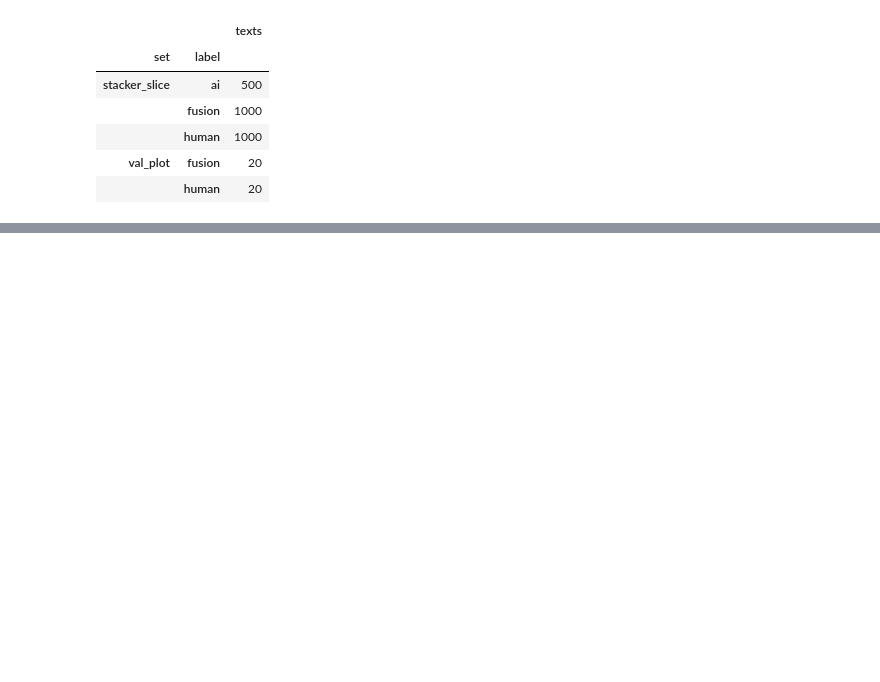
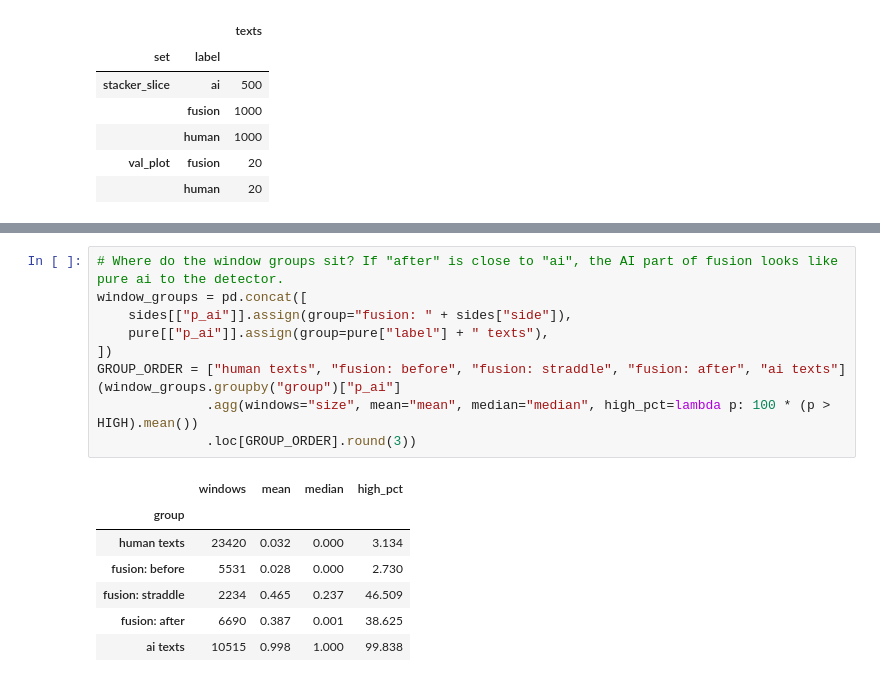
Before and after one commit to ruzhylopv/aiGeneratedTextDetection-ai-hw3, a Jupyter notebook: notebooks/curves_check.ipynb, the cells around one changed output, grey strips where cells are left out. Drawn from its saved outputs; the diff is of its cells as text; blank space fills up the shorter version.

```diff
--- a/notebooks/curves_check.ipynb
+++ b/notebooks/curves_check.ipynb
@@ -280,0 +386,18 @@ gate.groupby(["set", "label"]).size().rename("texts").to_frame()
+# %%
+# Where do the window groups sit? If "after" is close to "ai", the AI part of fusion looks like pure ai to the detector.
+window_groups = pd.concat([
+    sides[["p_ai"]].assign(group="fusion: " + sides["side"]),
+    pure[["p_ai"]].assign(group=pure["label"] + " texts"),
+])
+GROUP_ORDER = ["human texts", "fusion: before", "fusion: straddle", "fusion: after", "ai texts"]
+(window_groups.groupby("group")["p_ai"]
+              .agg(windows="size", mean="mean", median="median", high_pct=lambda p: 100 * (p > HIGH).mean())
+              .loc[GROUP_ORDER].round(3))
+# %% [output]
+|  | windows | mean | median | high_pct |
+| group |  |  |  |  |
+| human texts | 23420 | 0.032 | 0.000 | 3.134 |
+| fusion: before | 5531 | 0.028 | 0.000 | 2.730 |
+| fusion: straddle | 2234 | 0.465 | 0.237 | 46.509 |
+| fusion: after | 6690 | 0.387 | 0.001 | 38.625 |
+| ai texts | 10515 | 0.998 | 1.000 | 99.838 |
```
Also changed, not shown: parts of 17 cells of this notebook, 35 other files.
